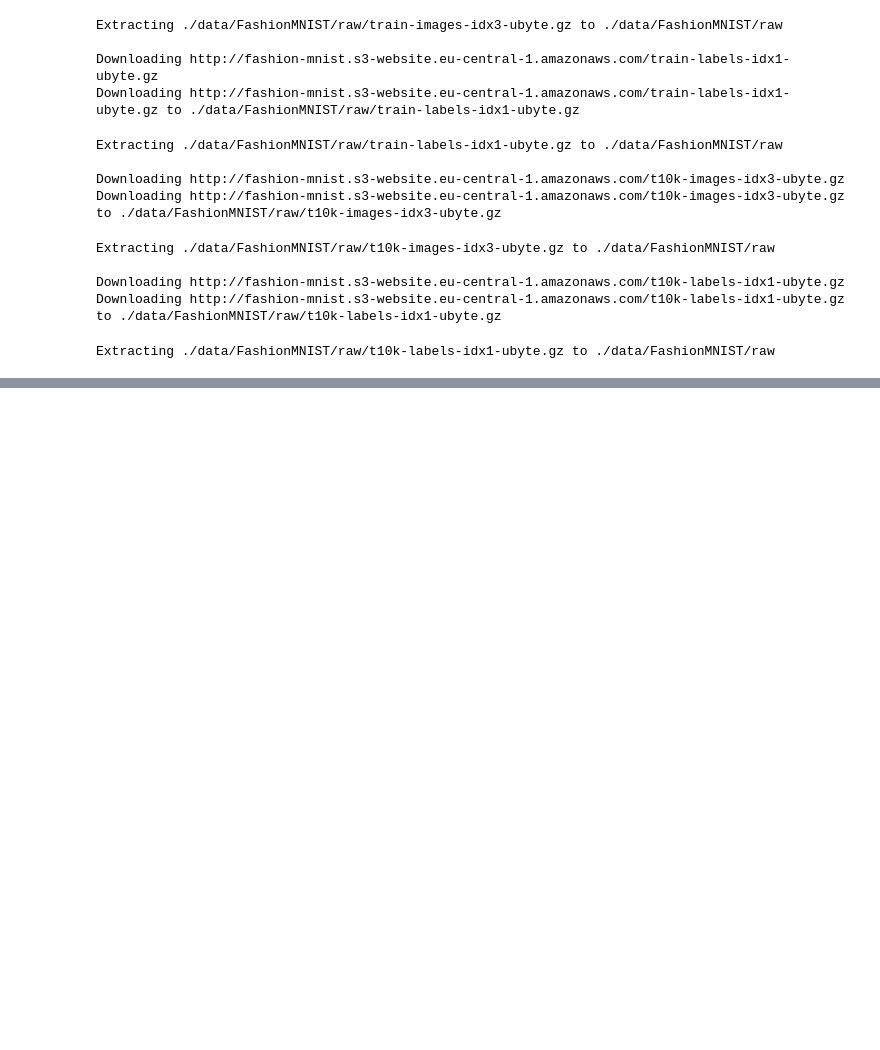
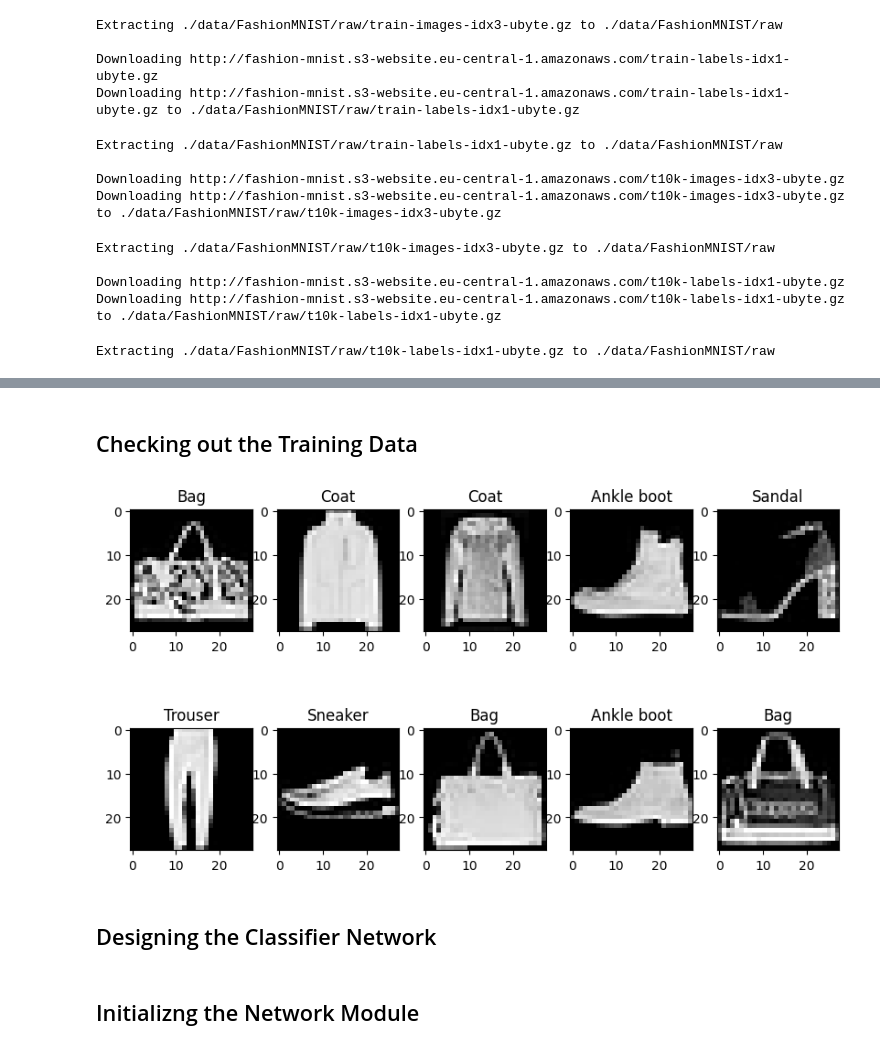
Before and after one commit to Revernd/Kaggle_notebooks, a Jupyter notebook: fashionmnist-multiclassclassification-with-pytorch.ipynb, the cells around one changed output, grey strips where cells are left out. Cells and saved outputs as stored; diff of their text form; code cells hidden in the pictures; blank space fills up the shorter version.

```diff
--- a/fashionmnist-multiclassclassification-with-pytorch.ipynb
+++ b/fashionmnist-multiclassclassification-with-pytorch.ipynb
@@ -74,4 +42,5 @@ class FashionClassifier(nn.Module):
 # %%
+classes = train_data.classes
 num_classes = len(train_data.classes)
 dataloader_train = DataLoader(
                             train_data,
@@ -118,3 +51,21 @@ dataloader_test = DataLoader(
                             test_data,
                             batch_size=10,
                             shuffle=True)
+# %% [markdown]
+## Checking out the Training Data
+# %%
+images, labels = next(iter(dataloader_train))
+
+import matplotlib.pyplot as plt
+count = 1
+plt.figure(figsize=(10,15))
+for image, label in zip(images, labels):
+    plt.subplot(5, 5, count)
+    plt.title(classes[label.item()])
+    plt.imshow(image.squeeze(), cmap='gray')
+    count +=1
+plt.show()
+# %% [output]
+[figure, added]
+# %% [markdown]
+## Designing the Classifier Network
@@ -120,0 +91,2 @@ dataloader_test = DataLoader(
+# %% [markdown]
+## Initializng the Network Module
```
Also changed, not shown: parts of 16 cells of this notebook.
